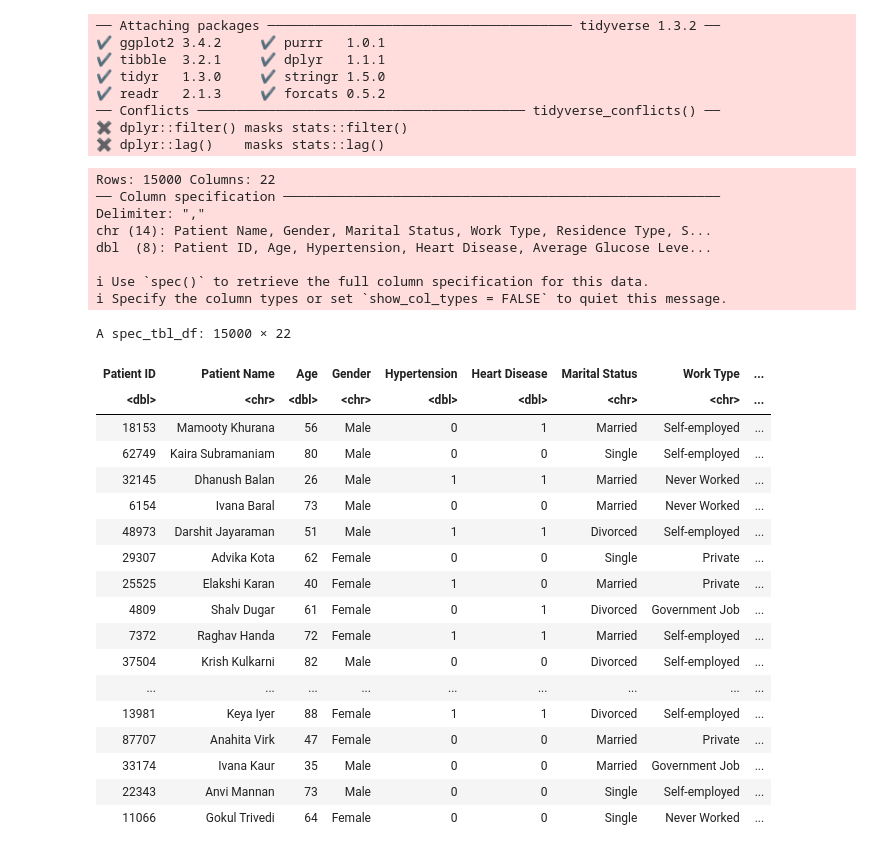
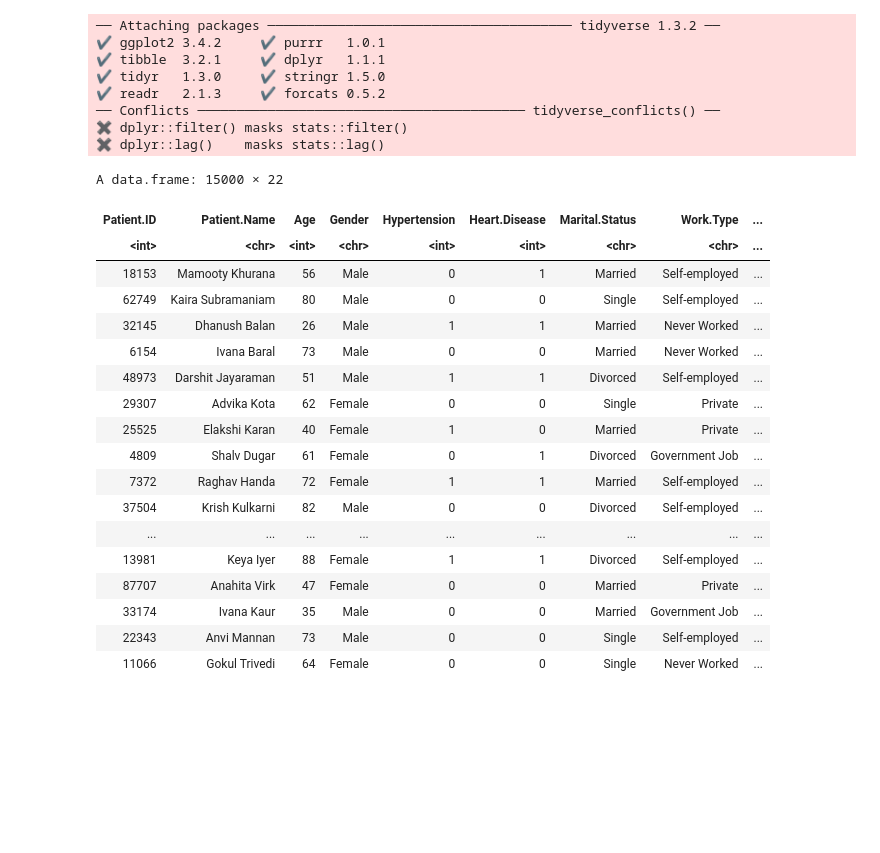
Before and after one commit to chilux00/dsci100-004-15, a Jupyter notebook: main.ipynb, the cells around one changed output. Saved outputs shown, nothing was run; the diff lists cells and outputs as text; code cells hidden in the pictures; blank space fills up the shorter version.

```diff
--- a/main.ipynb
+++ b/main.ipynb
@@ -25,20 +25,13 @@ library(readxl)
 ✖ dplyr::lag()    masks stats::lag()
 # %%
 # CZ - upload and read the data file
-stroke <- read_csv("data/stroke_prediction_dataset.csv")
+url <- "https://raw.githubusercontent.com/incribo-inc/stroke_prediction/main/stroke_prediction_dataset.csv"
+stroke <- read.csv(url)
 stroke
 # %% [output]
-Rows: 15000 Columns: 22
-── Column specification ────────────────────────────────────────────────────────
-Delimiter: ","
-chr (14): Patient Name, Gender, Marital Status, Work Type, Residence Type, S...
-dbl  (8): Patient ID, Age, Hypertension, Heart Disease, Average Glucose Leve...
-
-ℹ Use `spec()` to retrieve the full column specification for this data.
-ℹ Specify the column types or set `show_col_types = FALSE` to quiet this message.
+A data.frame: 15000 × 22
-A spec_tbl_df: 15000 × 22
-| Patient ID | Patient Name | Age | Gender | Hypertension | Heart Disease | Marital Status | Work Type | ... |
-| <dbl> | <chr> | <dbl> | <chr> | <dbl> | <dbl> | <chr> | <chr> | ... |
+| Patient.ID | Patient.Name | Age | Gender | Hypertension | Heart.Disease | Marital.Status | Work.Type | ... |
+| <int> | <chr> | <int> | <chr> | <int> | <int> | <chr> | <chr> | ... |
 | 18153 | Mamooty Khurana | 56 | Male | 0 | 1 | Married | Self-employed | ... |
 | 62749 | Kaira Subramaniam | 80 | Male | 0 | 0 | Single | Self-employed | ... |
 | 32145 | Dhanush Balan | 26 | Male | 1 | 1 | Married | Never Worked | ... |
```
Also changed, not shown: 1 other file.
